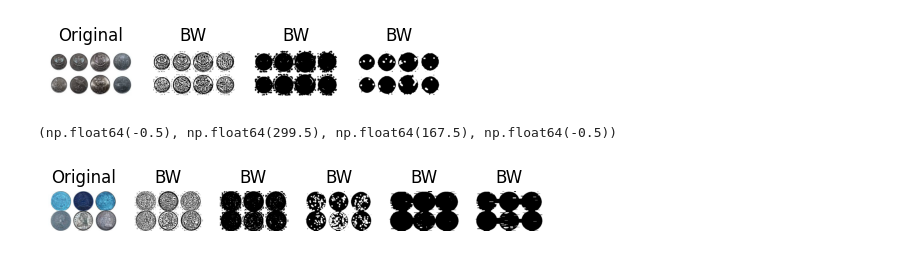
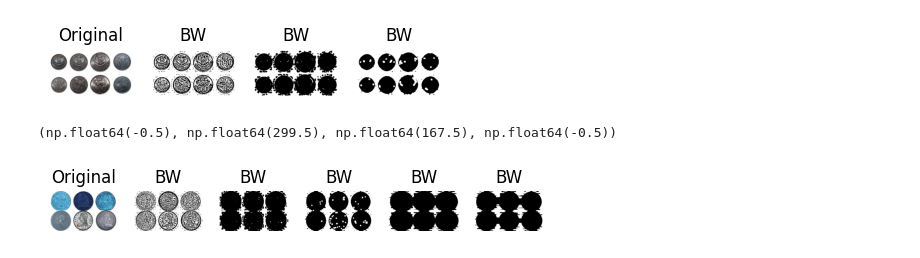
Before and after one commit to Pharseus/Image-Processing, a Jupyter notebook: week4_image_processing.ipynb, the cells around one changed output. Cells and saved outputs as stored; diff of their text form; code cells hidden in the pictures.

```diff
--- a/week4_image_processing.ipynb
+++ b/week4_image_processing.ipynb
@@ -617,12 +617,12 @@ kernel_vertical = np.array([[0,1,0],
 kernel_horizontal = np.array([[0,0,0],
                               [1,1,1],
                               [0,0,0]], dtype=np.uint8)
-kernel_ones = np.ones((2,2), dtype=np.uint8)
+kernel_ones = np.ones((4,4), dtype=np.uint8)
 kernel_ones3 = np.ones((3,3), dtype=np.uint8)
 
 kernel_cross = np.array([[1,1,1,1]], dtype=np.uint8)
 
-eroded = cv2.erode(BW_im, kernel_ones, iterations=2)
+eroded = cv2.erode(BW_im, kernel_ones, iterations=1)
 dilation = cv2.dilate(eroded, kernel_ones3, iterations=2)
 eroded_v2 = cv2.erode(dilation, kernel_cross, iterations=5)
 dilation_v2 = cv2.dilate(eroded_v2, kernel_horizontal, iterations=5)
@@ -631,31 +631,31 @@ plt.subplot(1,6,1)
 plt.imshow(im)
 plt.title("Original")
 plt.axis("off")
 
 plt.subplot(1,6,2)
 plt.imshow(BW_im, cmap="gray")
 plt.title("BW")
 plt.axis("off")
 
 plt.subplot(1,6,3)
 plt.imshow(eroded, cmap="gray")
 plt.title("BW")
 plt.axis("off")
 
 plt.subplot(1,6,4)
 plt.imshow(dilation, cmap="gray")
 plt.title("BW")
 plt.axis("off")
 
 plt.subplot(1,6,5)
 plt.imshow(eroded_v2, cmap="gray")
 plt.title("BW")
 plt.axis("off")
 
 plt.subplot(1,6,6)
 plt.imshow(dilation_v2, cmap="gray")
 plt.title("BW")
 plt.axis("off")
 # %% [output]
 (np.float64(-0.5), np.float64(299.5), np.float64(167.5), np.float64(-0.5))
-[figure, old version]
+[figure, new version]
```
Also changed, not shown: parts of 1 cell of this notebook.
